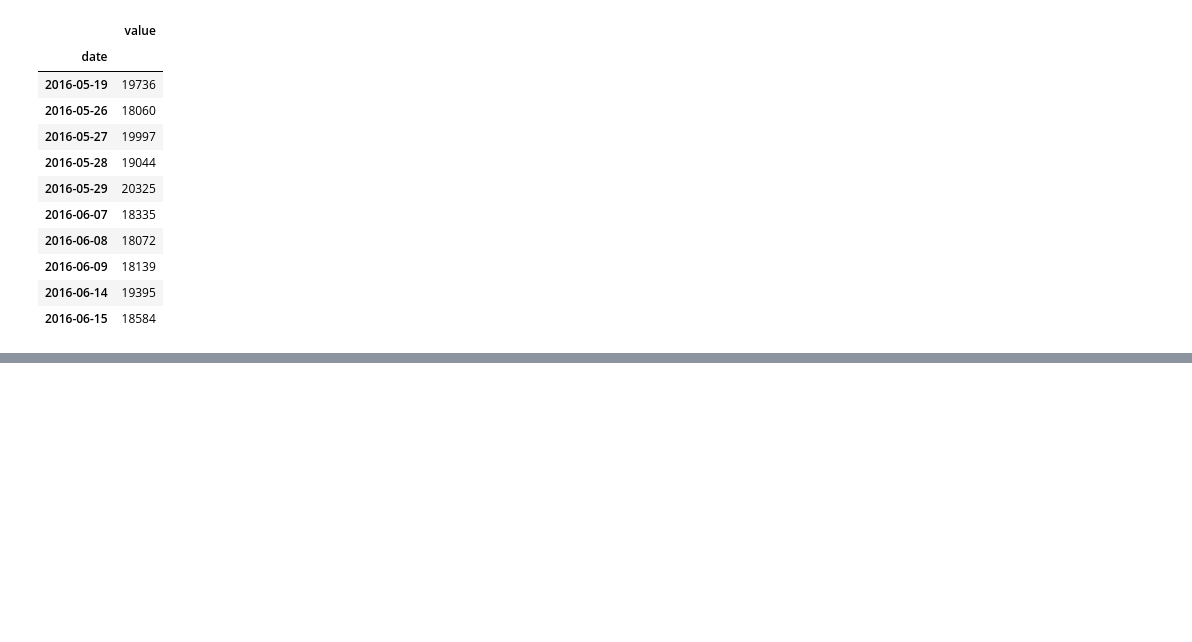
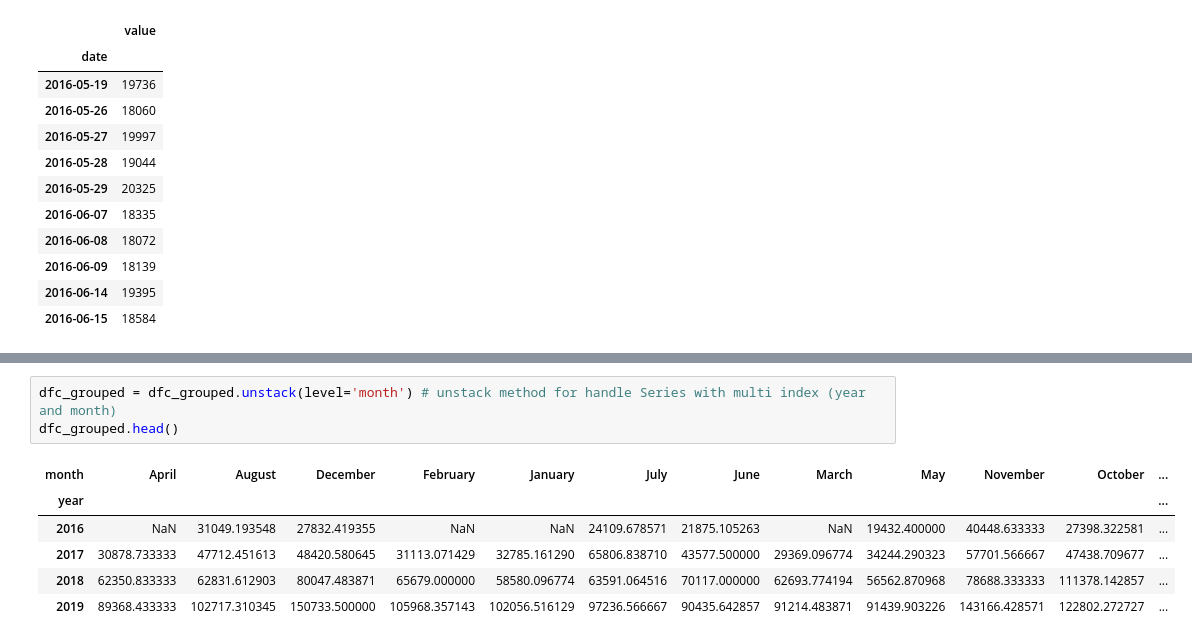
Before and after one commit to mfernandezzz/Data-Analysis-Projects, a Jupyter notebook: page_view_time_series_visualizer.ipynb, the cells around one changed output, grey strips where cells are left out. Drawn from its saved outputs; the diff is of its cells as text; blank space fills up the shorter version.

```diff
--- a/page_view_time_series_visualizer.ipynb
+++ b/page_view_time_series_visualizer.ipynb
@@ -226,0 +251,10 @@ draw_bar_plot()
+# %%
+dfc_grouped = dfc_grouped.unstack(level='month') # unstack method for handle Series with multi index (year and month)
+dfc_grouped.head()
+# %% [output]
+| month | April | August | December | February | January | July | June | March | May | November | October | ... |
+| year |  |  |  |  |  |  |  |  |  |  |  | ... |
+| 2016 | NaN | 31049.193548 | 27832.419355 | NaN | NaN | 24109.678571 | 21875.105263 | NaN | 19432.400000 | 40448.633333 | 27398.322581 | ... |
+| 2017 | 30878.733333 | 47712.451613 | 48420.580645 | 31113.071429 | 32785.161290 | 65806.838710 | 43577.500000 | 29369.096774 | 34244.290323 | 57701.566667 | 47438.709677 | ... |
+| 2018 | 62350.833333 | 62831.612903 | 80047.483871 | 65679.000000 | 58580.096774 | 63591.064516 | 70117.000000 | 62693.774194 | 56562.870968 | 78688.333333 | 111378.142857 | ... |
+| 2019 | 89368.433333 | 102717.310345 | 150733.500000 | 105968.357143 | 102056.516129 | 97236.566667 | 90435.642857 | 91214.483871 | 91439.903226 | 143166.428571 | 122802.272727 | ... |
```
Also changed, not shown: parts of 34 cells of this notebook.
